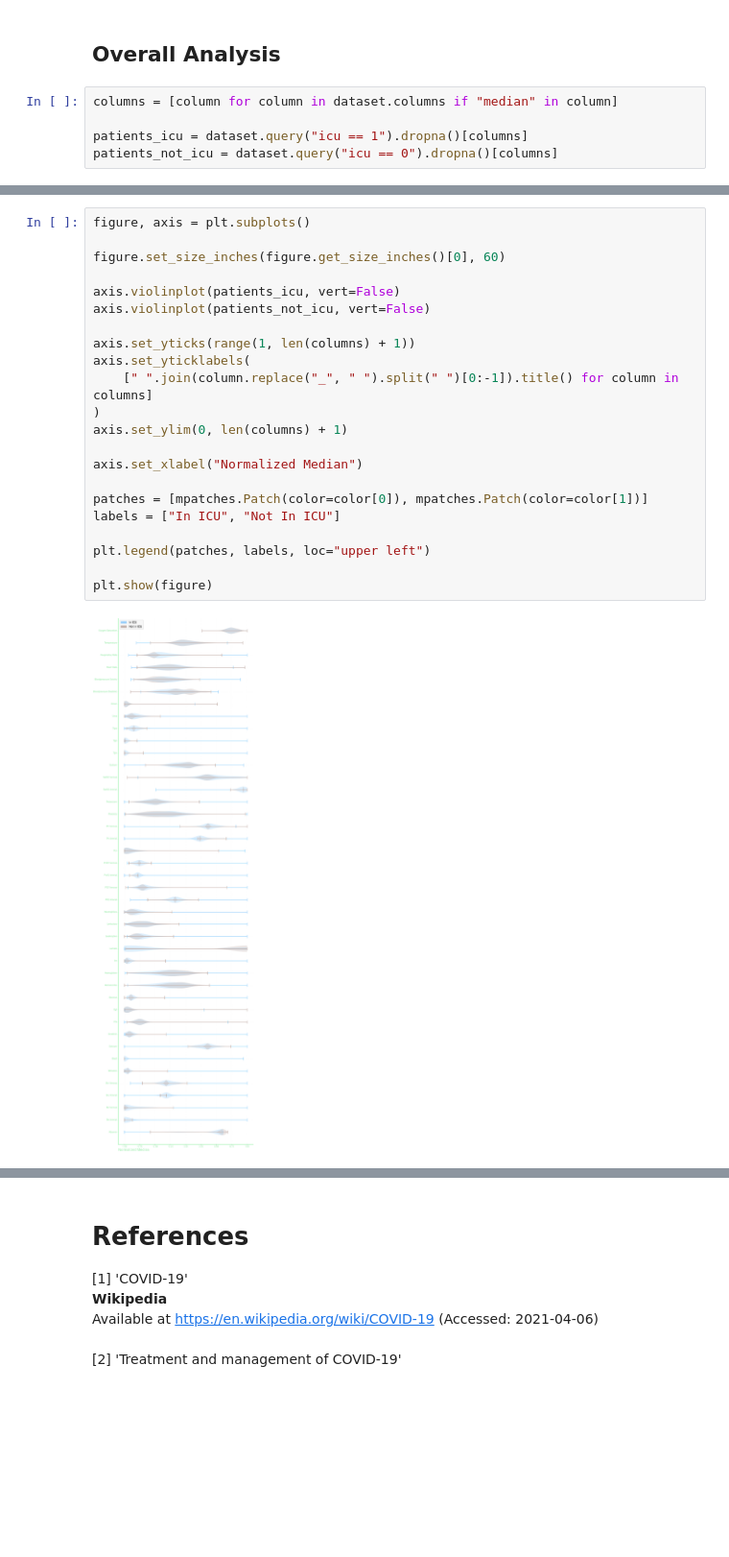
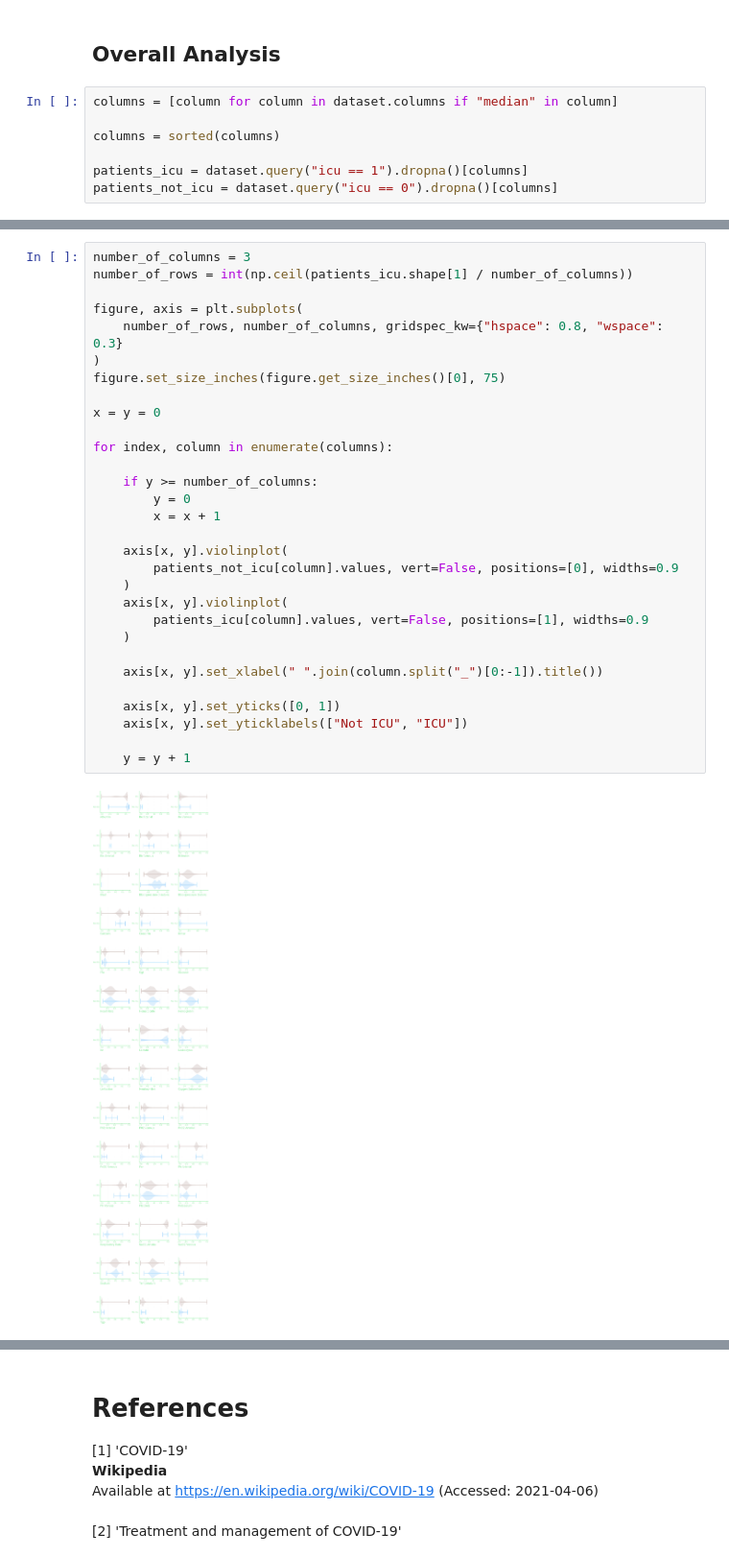
Before and after one commit to fmp95/alura-datascience-bootcamp-challenge, a Jupyter notebook: FinalProject.ipynb, the cells around one changed output, grey strips where cells are left out. Shown at 96% size. Saved outputs shown, nothing was run; the diff lists cells and outputs as text; blank space fills up the shorter version.

```diff
--- a/FinalProject.ipynb
+++ b/FinalProject.ipynb
@@ -604,34 +605,44 @@ plt.show(figure)
 # %%
 columns = [column for column in dataset.columns if "median" in column]
 
+columns = sorted(columns)
+
 patients_icu = dataset.query("icu == 1").dropna()[columns]
 patients_not_icu = dataset.query("icu == 0").dropna()[columns]
 # %% [output]
 [interactive output not drawn]
 # %%
-figure, axis = plt.subplots()
+number_of_columns = 3
+number_of_rows = int(np.ceil(patients_icu.shape[1] / number_of_columns))
 
-figure.set_size_inches(figure.get_size_inches()[0], 60)
+figure, axis = plt.subplots(
+    number_of_rows, number_of_columns, gridspec_kw={"hspace": 0.8, "wspace": 0.3}
+)
+figure.set_size_inches(figure.get_size_inches()[0], 75)
 
-axis.violinplot(patients_icu, vert=False)
-axis.violinplot(patients_not_icu, vert=False)
+x = y = 0
 
-axis.set_yticks(range(1, len(columns) + 1))
-axis.set_yticklabels(
-    [" ".join(column.replace("_", " ").split(" ")[0:-1]).title() for column in columns]
-)
-axis.set_ylim(0, len(columns) + 1)
+for index, column in enumerate(columns):
 
-axis.set_xlabel("Normalized Median")
+    if y >= number_of_columns:
+        y = 0
+        x = x + 1
 
-patches = [mpatches.Patch(color=color[0]), mpatches.Patch(color=color[1])]
-labels = ["In ICU", "Not In ICU"]
+    axis[x, y].violinplot(
+        patients_not_icu[column].values, vert=False, positions=[0], widths=0.9
+    )
+    axis[x, y].violinplot(
+        patients_icu[column].values, vert=False, positions=[1], widths=0.9
+    )
 
-plt.legend(patches, labels, loc="upper left")
+    axis[x, y].set_xlabel(" ".join(column.split("_")[0:-1]).title())
 
-plt.show(figure)
+    axis[x, y].set_yticks([0, 1])
+    axis[x, y].set_yticklabels(["Not ICU", "ICU"])
+
+    y = y + 1
 # %% [output]
-[figure, old version]
+[figure, new version]
 [interactive output not drawn]
 # %% [markdown]
 # References
```
Also changed, not shown: parts of 1 cell of this notebook, 1 other file.
